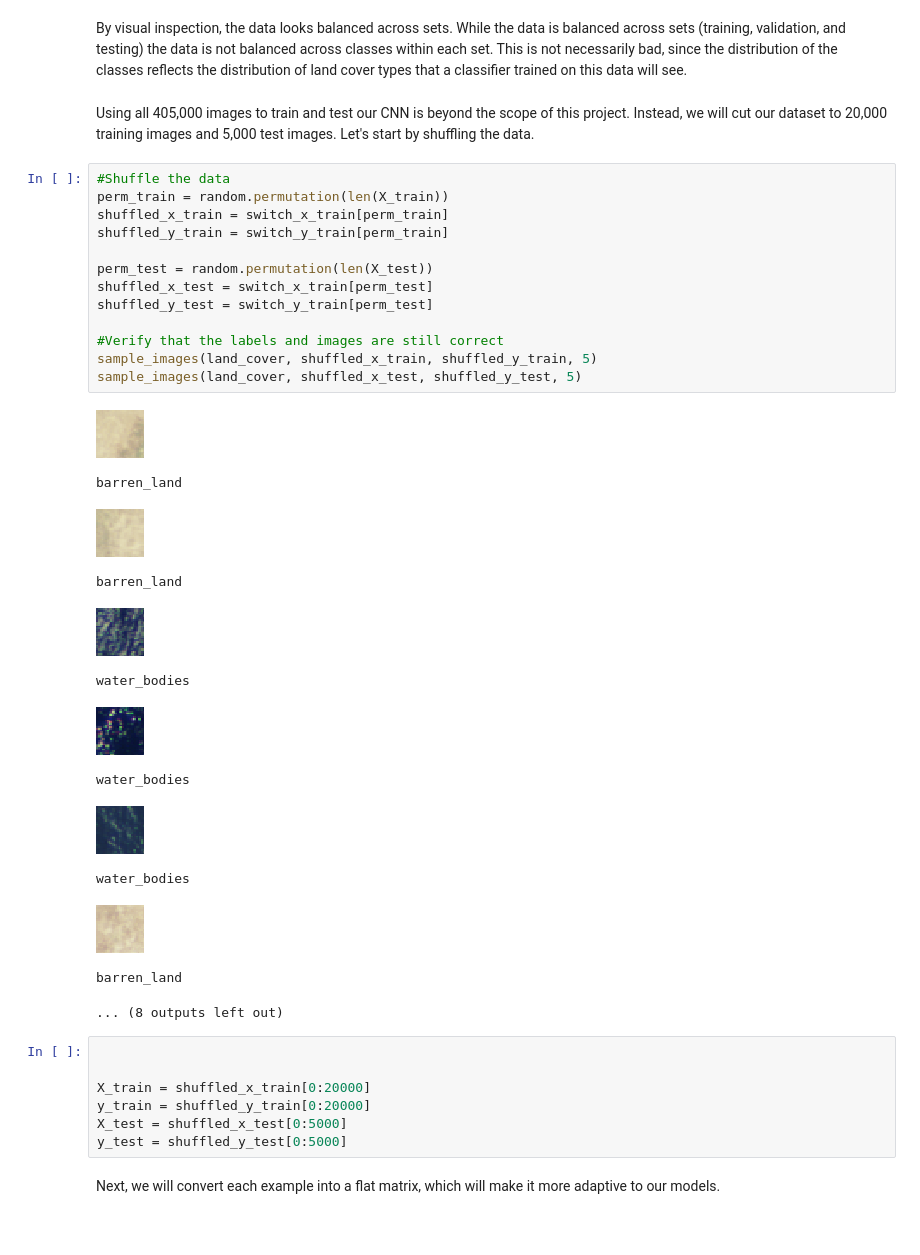
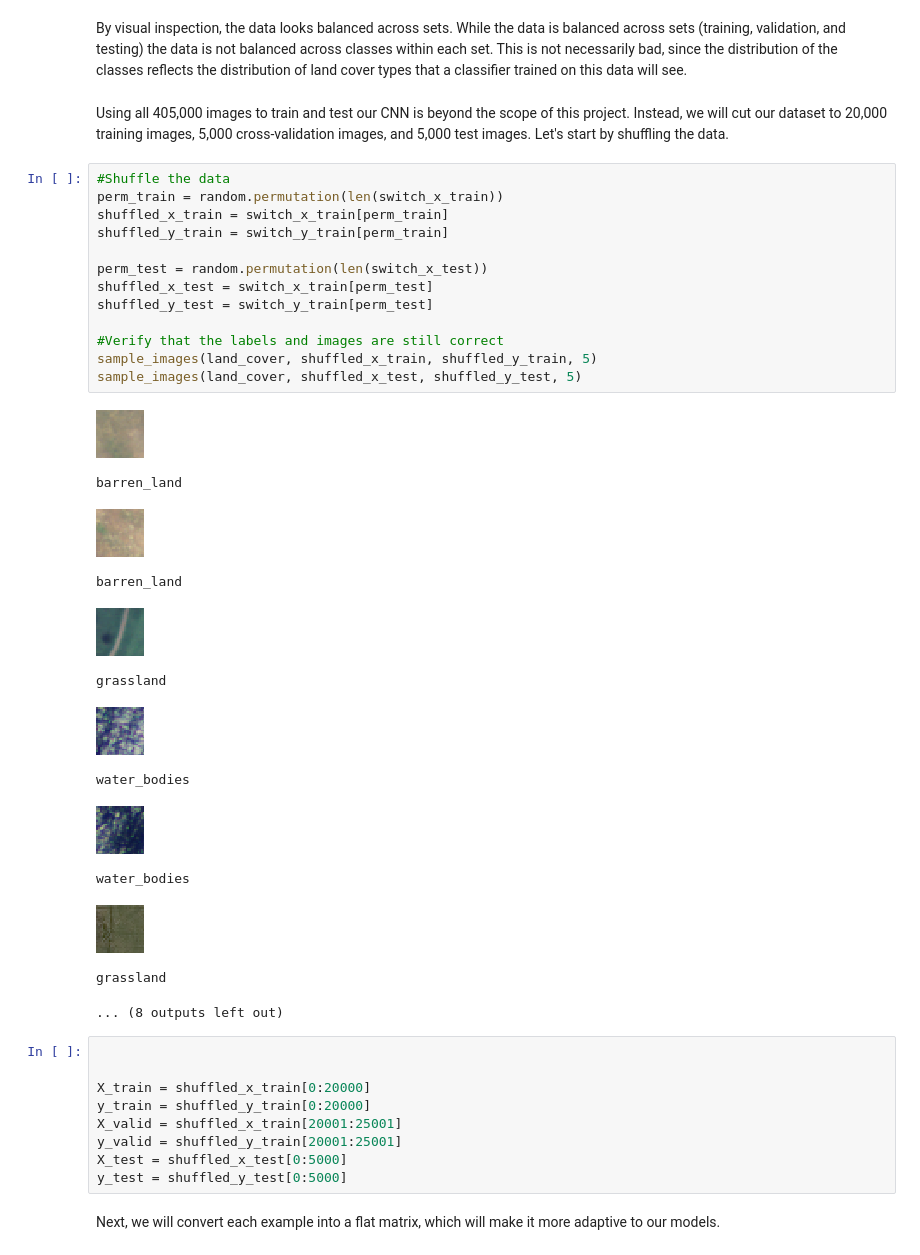
Before and after one commit to jason-osajima/ml-nanodegree, a Jupyter notebook: data_exploration_preprocessing.ipynb, the cells around one changed output. Cells and saved outputs as stored; diff of their text form.

Commit message:
feat: created a validation set to use for comparaing parameters between classifiers.

```diff
--- a/data_exploration_preprocessing.ipynb
+++ b/data_exploration_preprocessing.ipynb
@@ -192,39 +192,41 @@ for i in range(len(labels)):
 # %% [markdown]
 By visual inspection, the data looks balanced across sets. While the data is balanced across sets (training, validation, and testing) the data is not balanced across classes within each set. This is not necessarily bad, since the distribution of the classes reflects the distribution of land cover types that a classifier trained on this data will see.
 # %% [markdown]
-Using all 405,000 images to train and test our CNN is beyond the scope of this project. Instead, we will cut our dataset to 20,000 training images and 5,000 test images. Let's start by shuffling the data.
+Using all 405,000 images to train and test our CNN is beyond the scope of this project. Instead, we will cut our dataset to 20,000 training images, 5,000 cross-validation images, and 5,000 test images. Let's start by shuffling the data.
 # %%
 #Shuffle the data
-perm_train = random.permutation(len(X_train))
+perm_train = random.permutation(len(switch_x_train))
 shuffled_x_train = switch_x_train[perm_train]
 shuffled_y_train = switch_y_train[perm_train]
 
-perm_test = random.permutation(len(X_test))
+perm_test = random.permutation(len(switch_x_test))
 shuffled_x_test = switch_x_train[perm_test]
 shuffled_y_test = switch_y_train[perm_test]
 
 #Verify that the labels and images are still correct
 sample_images(land_cover, shuffled_x_train, shuffled_y_train, 5)
 sample_images(land_cover, shuffled_x_test, shuffled_y_test, 5)
 # %% [output]
-[figure, old version]
+[figure, new version]
 barren_land
-[figure, old version]
+[figure, new version]
 barren_land
-[figure, old version]
+[figure, new version]
-water_bodies
+grassland
-[figure, old version]
+[figure, new version]
 water_bodies
-[figure, old version]
+[figure, new version]
 water_bodies
-[figure, old version]
+[figure, new version]
-barren_land
+grassland
 ... (8 outputs left out)
 # %%
 
 
 X_train = shuffled_x_train[0:20000]
 y_train = shuffled_y_train[0:20000]
+X_valid = shuffled_x_train[20001:25001]
+y_valid = shuffled_y_train[20001:25001]
 X_test = shuffled_x_test[0:5000]
 y_test = shuffled_y_test[0:5000]
 # %% [markdown]
```
Also changed, not shown: parts of 5 cells of this notebook.
